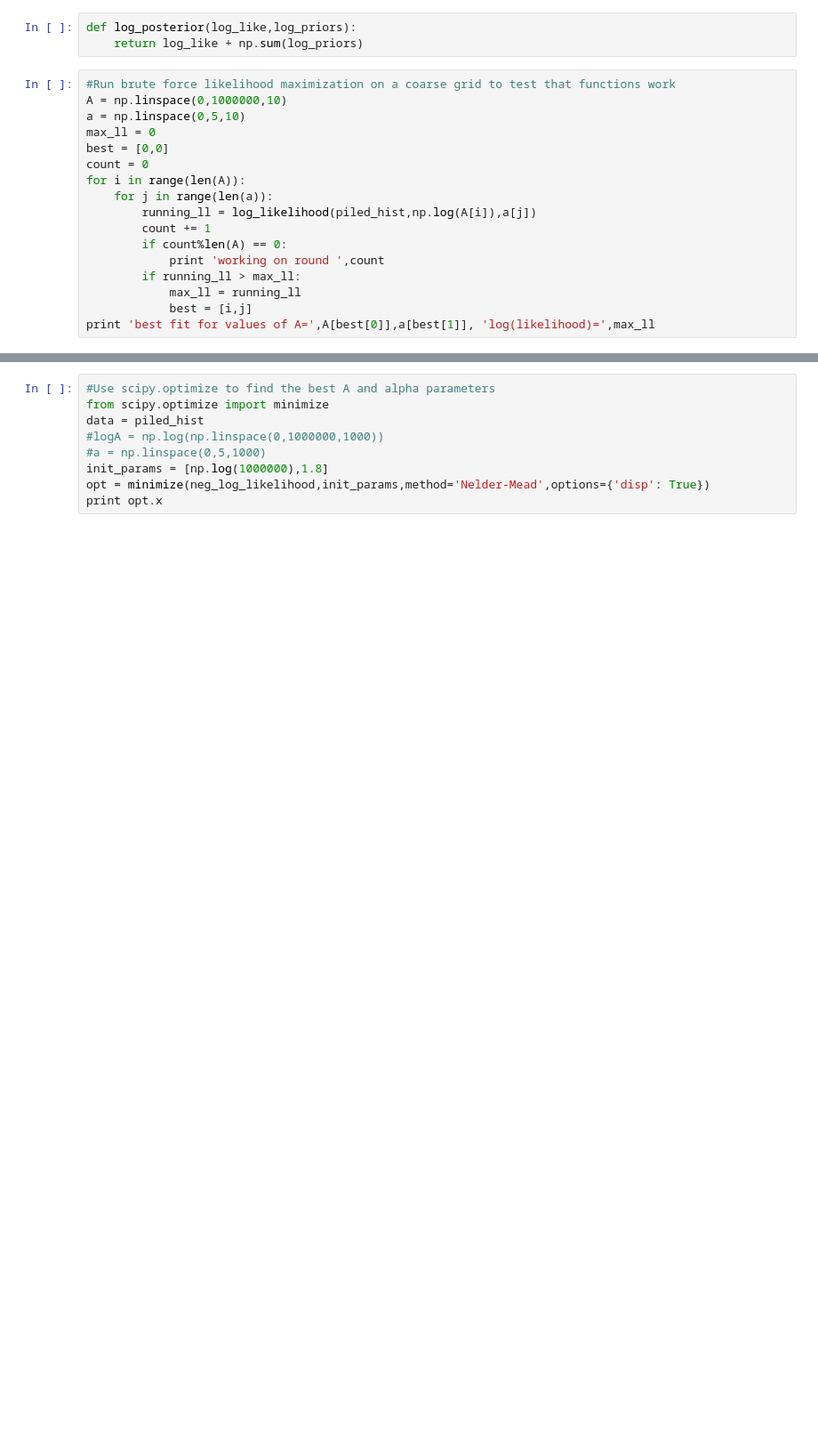
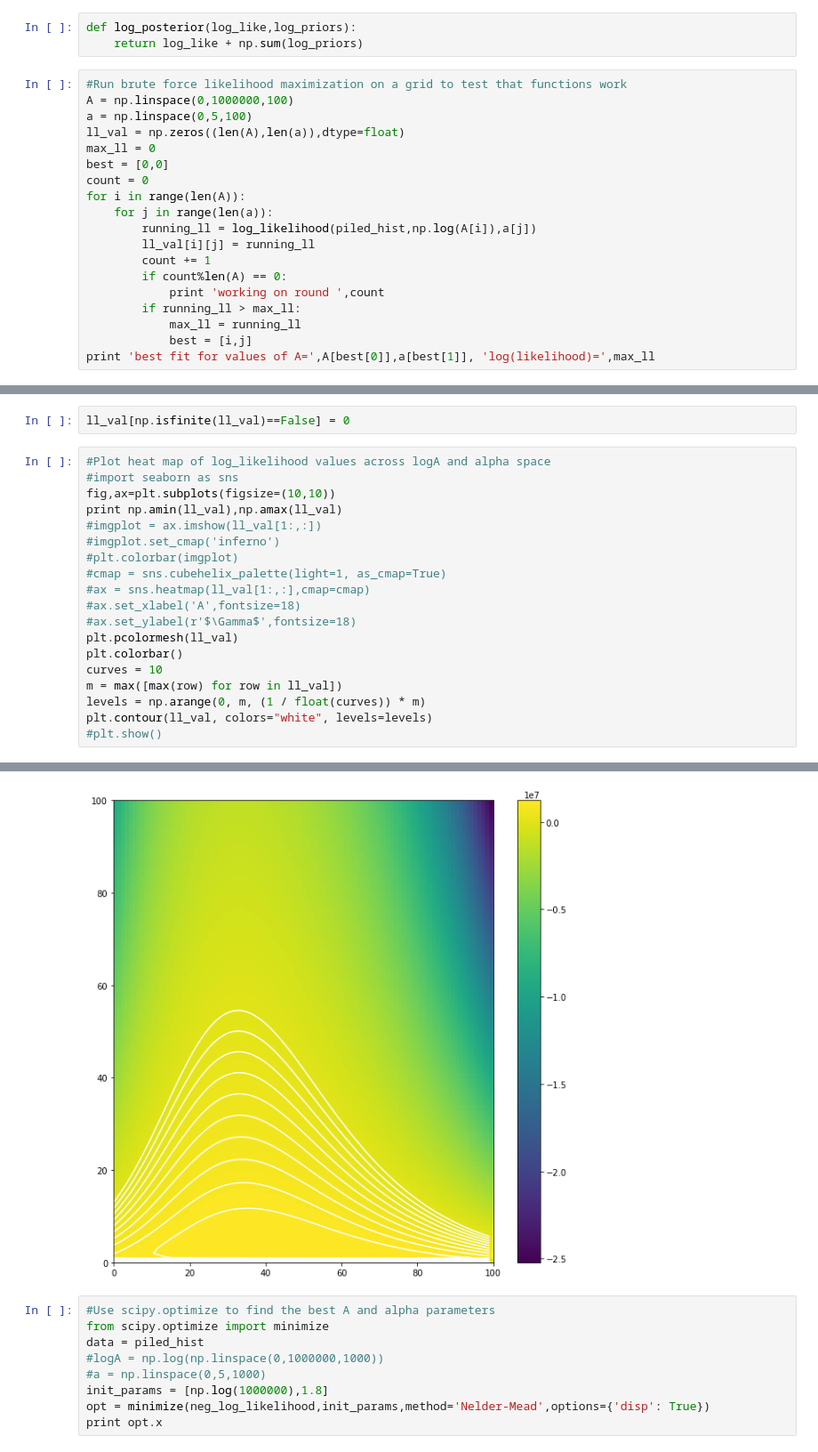
Before and after one commit to dirac-institute/PileupABC, a Jupyter notebook: Margaret/pileup_testmodel.ipynb, the cells around one changed output, grey strips where cells are left out. Shown at 89% size. Saved outputs shown, nothing was run; the diff lists cells and outputs as text; blank space fills up the shorter version.

Commit message:
updated log(likelihood) and adding heat mapping

```diff
--- a/Margaret/pileup_testmodel.ipynb
+++ b/Margaret/pileup_testmodel.ipynb
@@ -221,15 +221,17 @@ def log_prior_logA(logA):
 def log_posterior(log_like,log_priors):
     return log_like + np.sum(log_priors)
 # %%
-#Run brute force likelihood maximization on a coarse grid to test that functions work
-A = np.linspace(0,1000000,10)
-a = np.linspace(0,5,10)
+#Run brute force likelihood maximization on a grid to test that functions work
+A = np.linspace(0,1000000,100)
+a = np.linspace(0,5,100)
+ll_val = np.zeros((len(A),len(a)),dtype=float)
 max_ll = 0
 best = [0,0]
 count = 0
 for i in range(len(A)):
     for j in range(len(a)):
         running_ll = log_likelihood(piled_hist,np.log(A[i]),a[j])
+        ll_val[i][j] = running_ll
         count += 1
         if count%len(A) == 0:
             print 'working on round ',count
@@ -251,0 +260,22 @@ best fit for values of A= 111111.111111 1.66666666667 log(likelihood)= 1131601.7
+# %%
+ll_val[np.isfinite(ll_val)==False] = 0
+# %%
+#Plot heat map of log_likelihood values across logA and alpha space
+#import seaborn as sns
+fig,ax=plt.subplots(figsize=(10,10))
+print np.amin(ll_val),np.amax(ll_val)
+#imgplot = ax.imshow(ll_val[1:,:])
+#imgplot.set_cmap('inferno')
+#plt.colorbar(imgplot)
+#cmap = sns.cubehelix_palette(light=1, as_cmap=True)
+#ax = sns.heatmap(ll_val[1:,:],cmap=cmap)
+#ax.set_xlabel('A',fontsize=18)
+#ax.set_ylabel(r'$\Gamma$',fontsize=18)
+plt.pcolormesh(ll_val)
+plt.colorbar()
+curves = 10
+m = max([max(row) for row in ll_val])
+levels = np.arange(0, m, (1 / float(curves)) * m)
+plt.contour(ll_val, colors="white", levels=levels)
+#plt.show()
+# %% [output]
@@ -252,3 +284,4 @@ best fit for values of A= 111111.111111 1.66666666667 log(likelihood)= 1131601.7
+[figure, added]
 # %%
 #Use scipy.optimize to find the best A and alpha parameters
 from scipy.optimize import minimize
```
Also changed, not shown: parts of 2 cells of this notebook.
